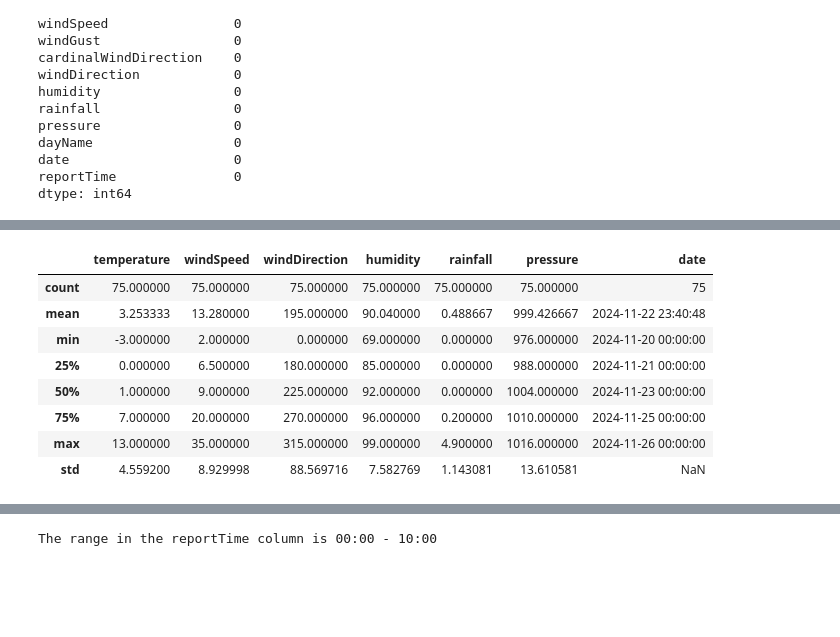
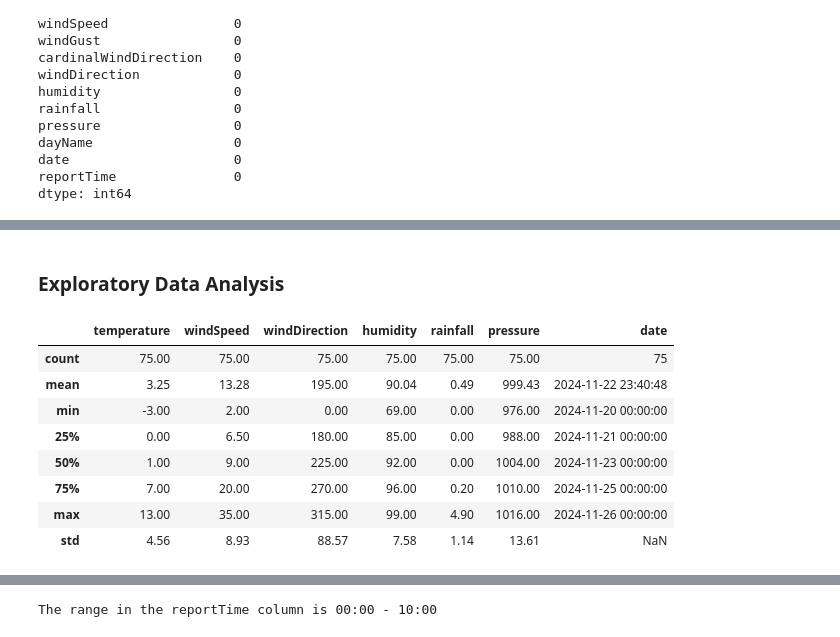
Before and after one commit to IreneKilgannon/Computer-Infrastructure, a Jupyter notebook: weather.ipynb, the cells around one changed output, grey strips where cells are left out. Drawn from its saved outputs; the diff is of its cells as text; code cells hidden in the pictures; blank space fills up the shorter version.

````diff
--- a/weather.ipynb
+++ b/weather.ipynb
@@ -414,7 +419,7 @@ df['reportTime'] = df['reportTime'].strptime()
 ```
 # %%
 # Creating a new column with the date and time
-df['datetime'] = df['date'] + pd.to_timedelta(df['reportTime'] + ':00')
+df['dateTime'] = df['date'] + pd.to_timedelta(df['reportTime'] + ':00')
 df.head()
 # %% [output]
 |  | name | temperature | symbol | weatherDescription | text | windSpeed | windGust | cardinalWindDirection | ... |
@@ -425,7 +430,7 @@ df.head()
 | 4 | Athenry | 1 | 02n | Fair | "Fair" | 9 | - | W | ... |
 # %%
 # Set the datetime column as the index and sort it.
-df =  df.set_index('datetime').sort_index()
+df =  df.set_index('dateTime').sort_index()
 df.head()
 # %% [output]
 |  | name | temperature | symbol | weatherDescription | text | windSpeed | windGust | ... |
@@ -503,13 +495,15 @@ Questions to answer
+# %% [markdown]
+### Exploratory Data Analysis
 # %%
 # Summary of the numeric data.
-df.describe()
+df.describe().round(2)
 # %% [output]
 |  | temperature | windSpeed | windDirection | humidity | rainfall | pressure | date |
-| count | 75.000000 | 75.000000 | 75.000000 | 75.000000 | 75.000000 | 75.000000 | 75 |
-| mean | 3.253333 | 13.280000 | 195.000000 | 90.040000 | 0.488667 | 999.426667 | 2024-11-22 23:40:48 |
-| min | -3.000000 | 2.000000 | 0.000000 | 69.000000 | 0.000000 | 976.000000 | 2024-11-20 00:00:00 |
-| 25% | 0.000000 | 6.500000 | 180.000000 | 85.000000 | 0.000000 | 988.000000 | 2024-11-21 00:00:00 |
-| 50% | 1.000000 | 9.000000 | 225.000000 | 92.000000 | 0.000000 | 1004.000000 | 2024-11-23 00:00:00 |
-| 75% | 7.000000 | 20.000000 | 270.000000 | 96.000000 | 0.200000 | 1010.000000 | 2024-11-25 00:00:00 |
-| max | 13.000000 | 35.000000 | 315.000000 | 99.000000 | 4.900000 | 1016.000000 | 2024-11-26 00:00:00 |
-| std | 4.559200 | 8.929998 | 88.569716 | 7.582769 | 1.143081 | 13.610581 | NaN |
+| count | 75.00 | 75.00 | 75.00 | 75.00 | 75.00 | 75.00 | 75 |
+| mean | 3.25 | 13.28 | 195.00 | 90.04 | 0.49 | 999.43 | 2024-11-22 23:40:48 |
+| min | -3.00 | 2.00 | 0.00 | 69.00 | 0.00 | 976.00 | 2024-11-20 00:00:00 |
+| 25% | 0.00 | 6.50 | 180.00 | 85.00 | 0.00 | 988.00 | 2024-11-21 00:00:00 |
+| 50% | 1.00 | 9.00 | 225.00 | 92.00 | 0.00 | 1004.00 | 2024-11-23 00:00:00 |
+| 75% | 7.00 | 20.00 | 270.00 | 96.00 | 0.20 | 1010.00 | 2024-11-25 00:00:00 |
+| max | 13.00 | 35.00 | 315.00 | 99.00 | 4.90 | 1016.00 | 2024-11-26 00:00:00 |
+| std | 4.56 | 8.93 | 88.57 | 7.58 | 1.14 | 13.61 | NaN |
````
Also changed, not shown: parts of 53 cells of this notebook, 1 other file.
